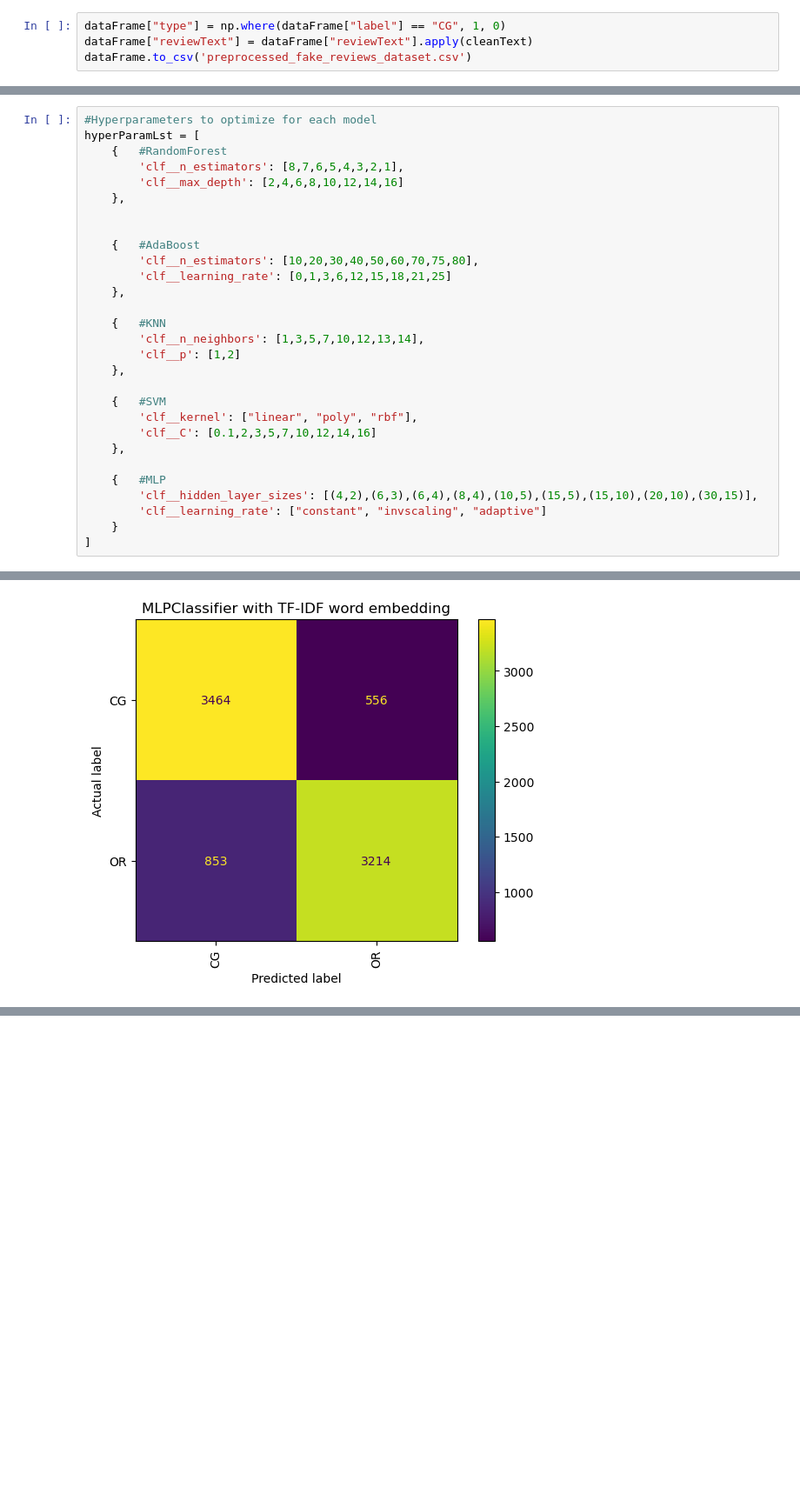
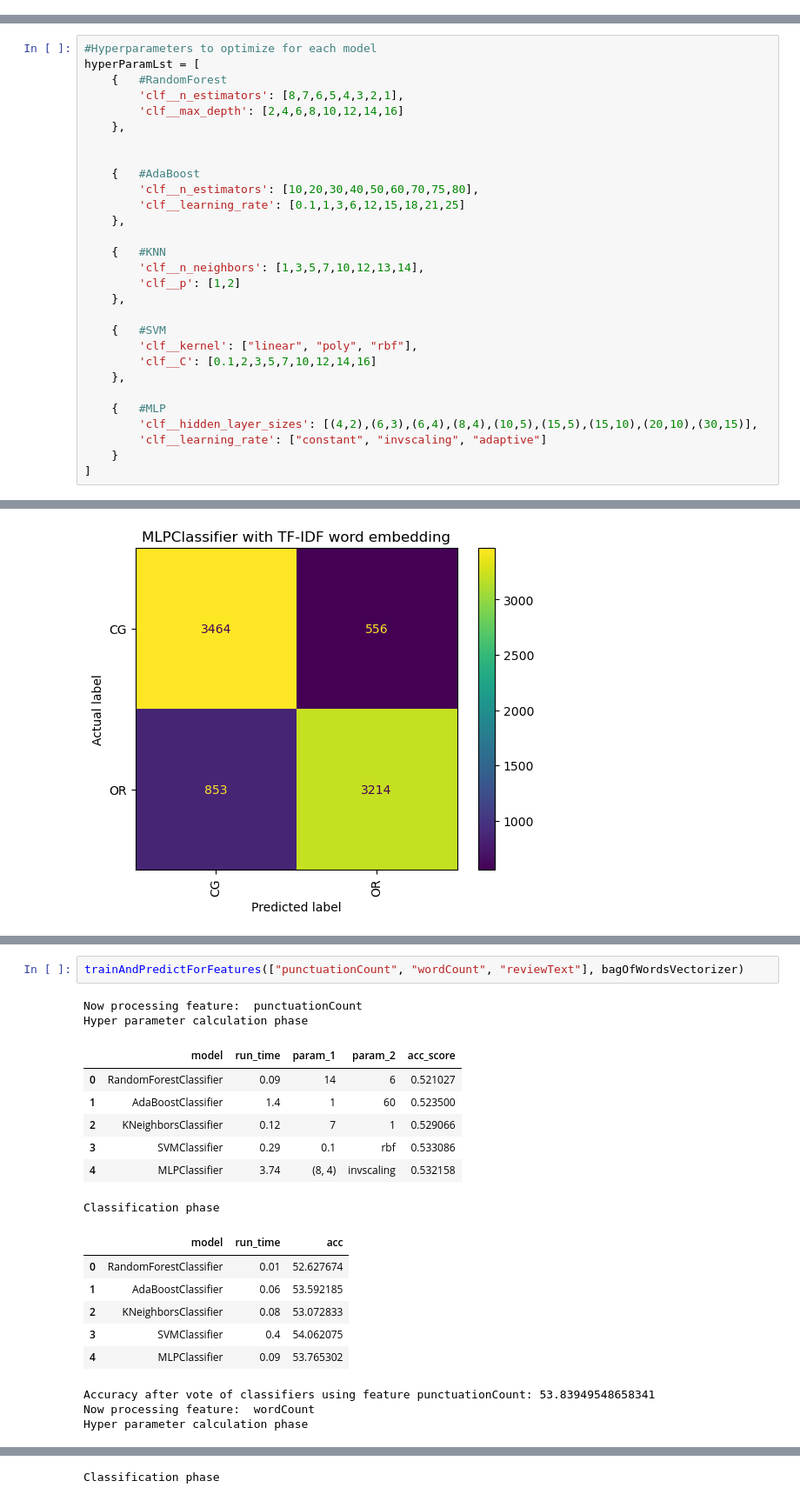
Before and after one commit to ItzCornflakez/mini-project-D7041E, a Jupyter notebook: src/miniProject.ipynb, the cells around one changed output, grey strips where cells are left out. Shown at 87% size. Drawn from its saved outputs; the diff is of its cells as text; blank space fills up the shorter version.

```diff
--- a/src/miniProject.ipynb
+++ b/src/miniProject.ipynb
@@ -161,4 +58,0 @@ Name: reviewText, dtype: object
-# %%
-dataFrame["type"] = np.where(dataFrame["label"] == "CG", 1, 0)
-dataFrame["reviewText"] = dataFrame["reviewText"].apply(cleanText)
-dataFrame.to_csv('preprocessed_fake_reviews_dataset.csv')
@@ -228,7 +93,7 @@ hyperParamLst = [
 
     {   #AdaBoost
         'clf__n_estimators': [10,20,30,40,50,60,70,75,80],
-        'clf__learning_rate': [0,1,3,6,12,15,18,21,25]
+        'clf__learning_rate': [0.1,1,3,6,12,15,18,21,25]
     },
 
     {   #KNN
@@ -389,0 +344,21 @@ for i in range(0, len(resultLstTFIDF)):
+# %%
+trainAndPredictForFeatures(["punctuationCount", "wordCount", "reviewText"], bagOfWordsVectorizer)
+# %% [output]
+Now processing feature:  punctuationCount
+Hyper parameter calculation phase
+|  | model | run_time | param_1 | param_2 | acc_score |
+| 0 | RandomForestClassifier | 0.09 | 14 | 6 | 0.521027 |
+| 1 | AdaBoostClassifier | 1.4 | 1 | 60 | 0.523500 |
+| 2 | KNeighborsClassifier | 0.12 | 7 | 1 | 0.529066 |
+| 3 | SVMClassifier | 0.29 | 0.1 | rbf | 0.533086 |
+| 4 | MLPClassifier | 3.74 | (8, 4) | invscaling | 0.532158 |
+Classification phase
+|  | model | run_time | acc |
+| 0 | RandomForestClassifier | 0.01 | 52.627674 |
+| 1 | AdaBoostClassifier | 0.06 | 53.592185 |
+| 2 | KNeighborsClassifier | 0.08 | 53.072833 |
+| 3 | SVMClassifier | 0.4 | 54.062075 |
+| 4 | MLPClassifier | 0.09 | 53.765302 |
+Accuracy after vote of classifiers using feature punctuationCount: 53.83949548658341
+Now processing feature:  wordCount
+Hyper parameter calculation phase
@@ -389,0 +371 @@ for i in range(0, len(resultLstTFIDF)):
+Classification phase
```
Also changed, not shown: parts of 30 cells of this notebook, 9 other files.
